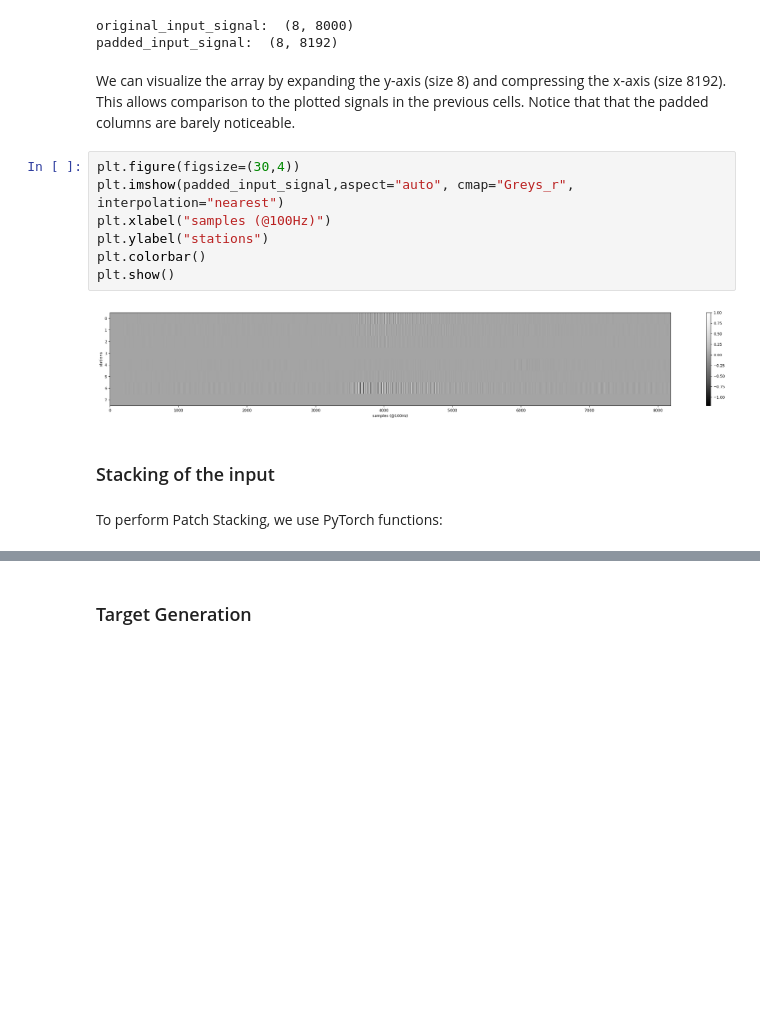
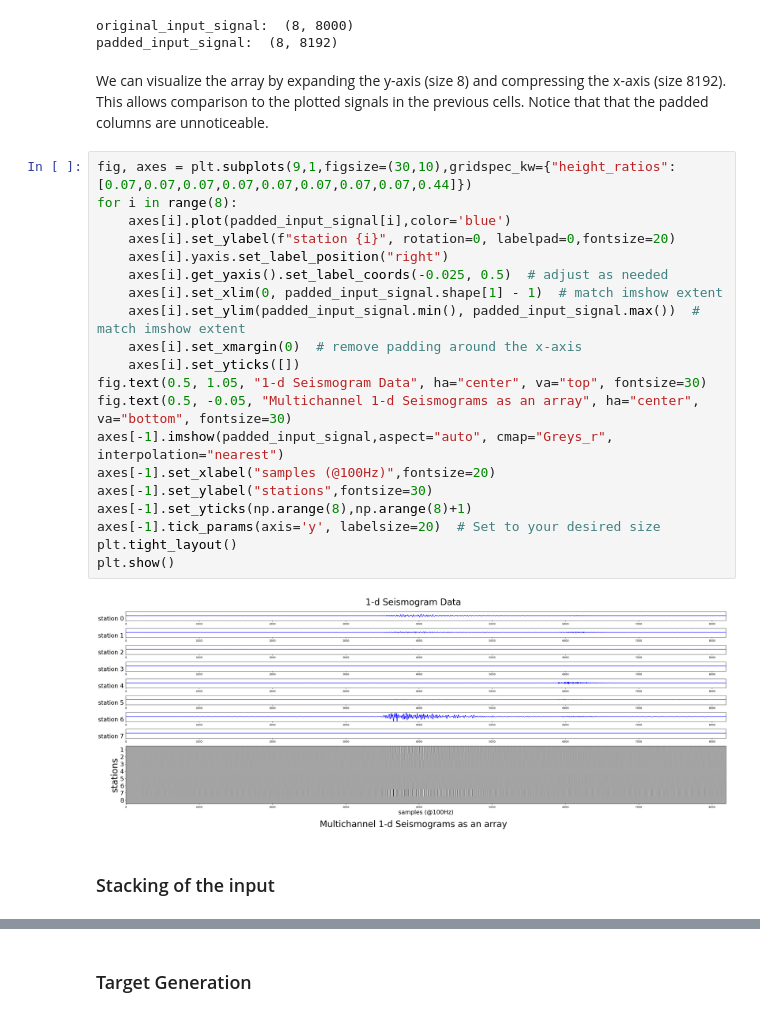
Before and after one commit to camilo-espinosa/volcano-seismic-segmentation, a Jupyter notebook: examples/patch_stacking_demo.ipynb, the cells around one changed output, grey strips where cells are left out. Drawn from its saved outputs; the diff is of its cells as text; blank space fills up the shorter version.

```diff
--- a/examples/patch_stacking_demo.ipynb
+++ b/examples/patch_stacking_demo.ipynb
@@ -73,17 +79,28 @@ print("padded_input_signal: ", padded_input_signal.shape)
 original_input_signal:  (8, 8000)
 padded_input_signal:  (8, 8192)
 # %% [markdown]
-We can visualize the array by expanding the y-axis (size 8) and compressing the x-axis (size 8192). This allows comparison to the plotted signals in the previous cells. Notice that that the padded columns are barely noticeable.
+We can visualize the array by expanding the y-axis (size 8) and compressing the x-axis (size 8192). This allows comparison to the plotted signals in the previous cells. Notice that that the padded columns are unnoticeable.
-# %%
-plt.figure(figsize=(30,4))
-plt.imshow(padded_input_signal,aspect="auto", cmap="Greys_r", interpolation="nearest")
-plt.xlabel("samples (@100Hz)")
-plt.ylabel("stations")
-plt.colorbar()
-plt.show()
-# %% [output]
-[figure, removed]
+# %%
+fig, axes = plt.subplots(9,1,figsize=(30,10),gridspec_kw={"height_ratios":[0.07,0.07,0.07,0.07,0.07,0.07,0.07,0.07,0.44]})
+for i in range(8):
+    axes[i].plot(padded_input_signal[i],color='blue')
+    axes[i].set_ylabel(f"station {i}", rotation=0, labelpad=0,fontsize=20)
+    axes[i].yaxis.set_label_position("right")
+    axes[i].get_yaxis().set_label_coords(-0.025, 0.5)  # adjust as needed
+    axes[i].set_xlim(0, padded_input_signal.shape[1] - 1)  # match imshow extent
+    axes[i].set_ylim(padded_input_signal.min(), padded_input_signal.max())  # match imshow extent
+    axes[i].set_xmargin(0)  # remove padding around the x-axis
+    axes[i].set_yticks([])
+fig.text(0.5, 1.05, "1-d Seismogram Data", ha="center", va="top", fontsize=30)
+fig.text(0.5, -0.05, "Multichannel 1-d Seismograms as an array", ha="center", va="bottom", fontsize=30)
+axes[-1].imshow(padded_input_signal,aspect="auto", cmap="Greys_r", interpolation="nearest")
+axes[-1].set_xlabel("samples (@100Hz)",fontsize=20)
+axes[-1].set_ylabel("stations",fontsize=30)
+axes[-1].set_yticks(np.arange(8),np.arange(8)+1)
+axes[-1].tick_params(axis='y', labelsize=20)  # Set to your desired size
+plt.tight_layout()
+plt.show()
+# %% [output]
+[figure, added]
 # %% [markdown]
 ### Stacking of the input
-# %% [markdown]
-To perform Patch Stacking, we use PyTorch functions:
```
Also changed, not shown: parts of 7 cells of this notebook, 4 other files.
